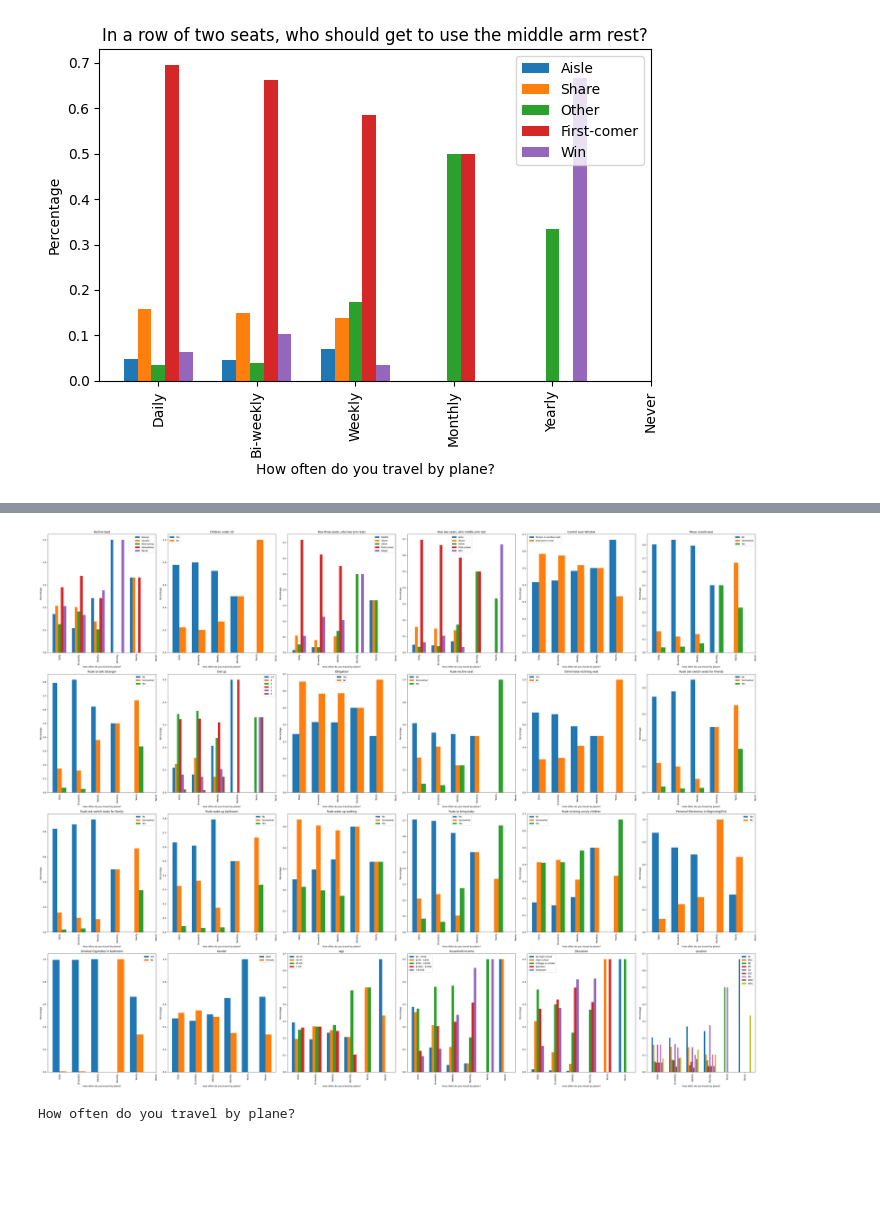
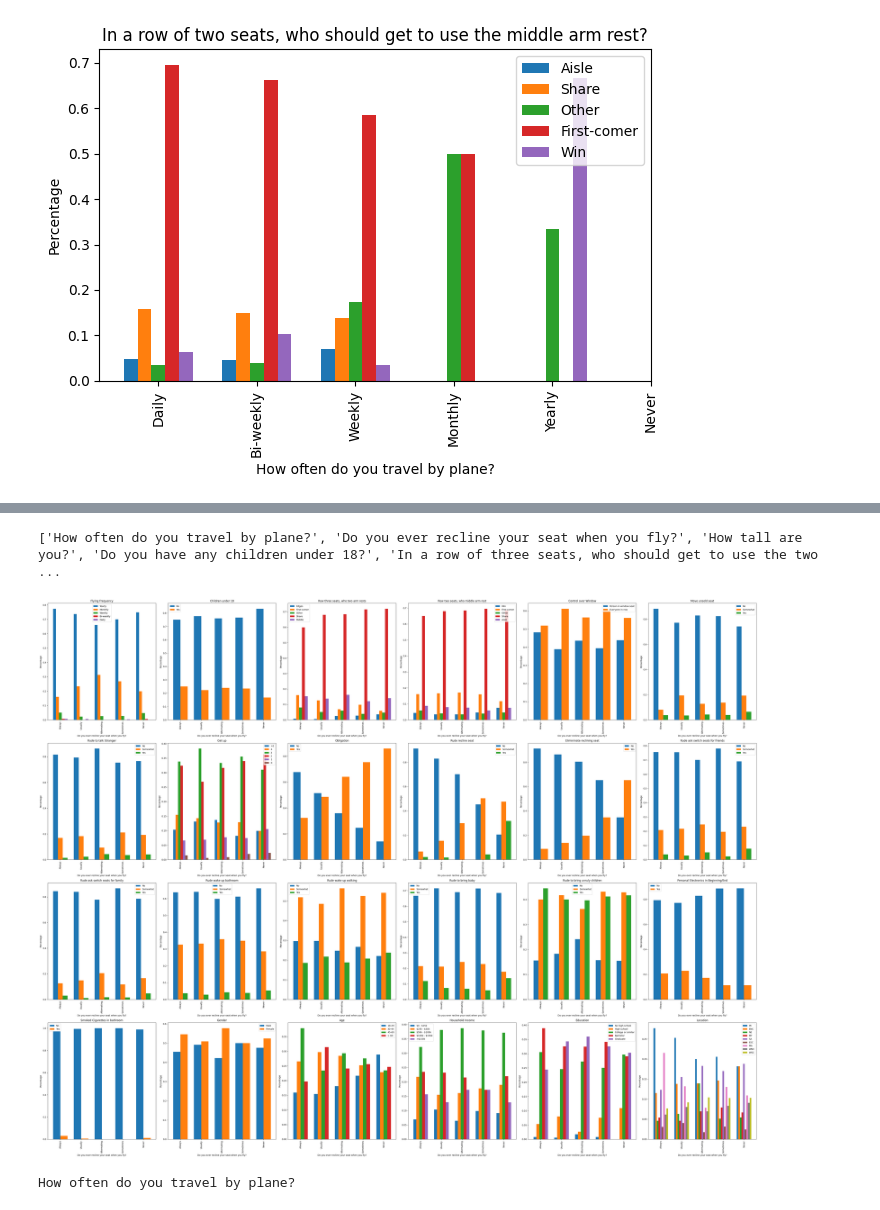
Before and after one commit to mloenker/flying-etiquette-data-lit, a Jupyter notebook: bar_plots.ipynb, the cells around one changed output, grey strips where cells are left out. Drawn from its saved outputs; the diff is of its cells as text; code cells hidden in the pictures; blank space fills up the shorter version.

Commit message:
second mistake in function create_plots_feature.py corrected

```diff
--- a/bar_plots.ipynb
+++ b/bar_plots.ipynb
@@ -196,16 +218,17 @@ many_plots(df, 'How often do you travel by plane?', calculate_conditional_probab
 # %%
 from create_plots_feature import MakeFeaturePlots
 import pandas as pd
 
 df = pd.read_csv('coded.csv')
-df2 = pd.read_csv('flying-etiquette.csv')
-feature = 'How often do you travel by plane?'
+feature = 'Do you ever recline your seat when you fly?'
 age_plot = MakeFeaturePlots(df, feature)
+print(age_plot.list_features())
 age_plot.many_plots()
 
 # df2.head()
 # %% [output]
+['How often do you travel by plane?', 'Do you ever recline your seat when you fly?', 'How tall are you?', 'Do you have any children under 18?', 'In a row of three seats, who should get to use the two  ...
-[figure, old version]
+[figure, new version]
 # %%
 get_feature = age_plot.list_features(0)
 print(get_feature)
```
Also changed, not shown: parts of 2 cells of this notebook, 1 other file.
